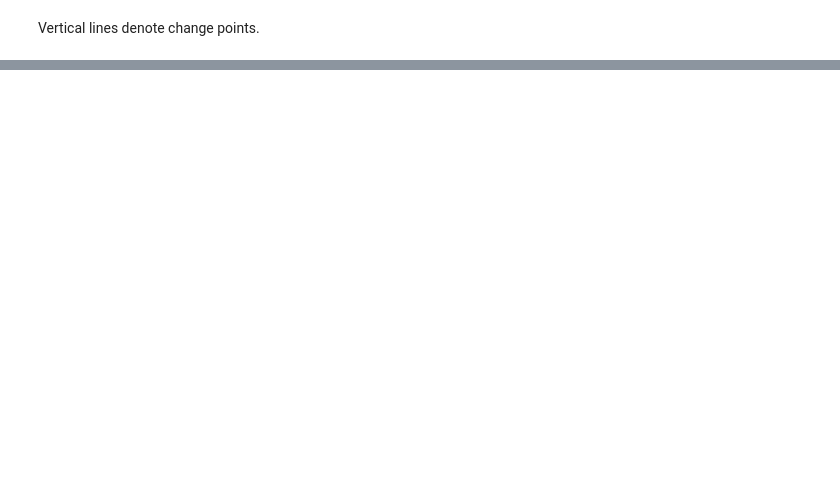
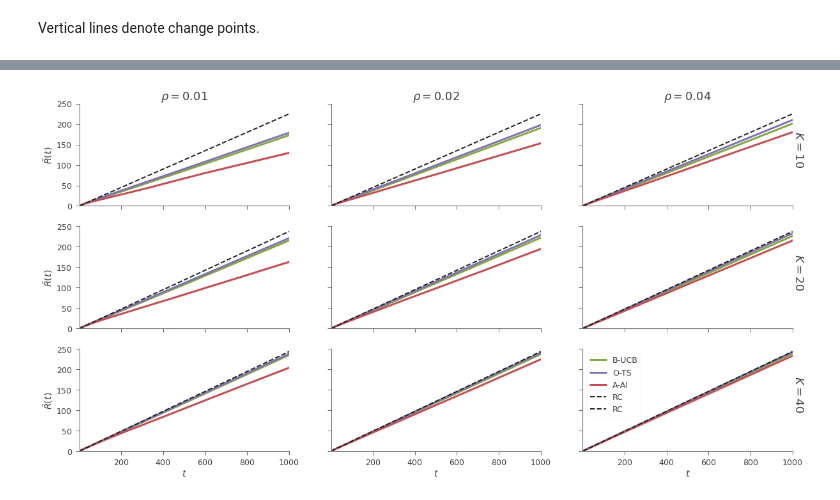
Before and after one commit to dimarkov/aibandits, a Jupyter notebook: switching_bandits_comparison_1.ipynb, the cells around one changed output, grey strips where cells are left out. Cells and saved outputs as stored; diff of their text form; code cells hidden in the pictures; blank space fills up the shorter version.

```diff
--- a/switching_bandits_comparison_1.ipynb
+++ b/switching_bandits_comparison_1.ipynb
@@ -182,12 +182,12 @@ class Simulator(object):
             rng_key, _rng_key = random.split(rng_key)
             outcomes, states = self.process(_rng_key, t, choices, states, **self.params)
 
-            posterior = self.learning(outcomes, choices, prior, **self.params)
+            prediction = self.learning(outcomes, choices, prior, **self.params)
 
-            return (rng_key, states, posterior), {'outcomes': outcomes,
+            return (rng_key, states, prediction), {'outcomes': outcomes,
                                                   'states': states,
                                                   'choices': choices,
-                                                  'beliefs': posterior}
+                                                  'beliefs': prior}
 
         rng_key = random.PRNGKey(seed)
         states = jnp.zeros(1, dtype=jnp.int32)
@@ -200,7 +200,8 @@ class Simulator(object):
 
         return sequence
 
-def calc_probs(choices, true_probs, N):
+def get_hidden_choice_probs(choices, true_probs, N):
+    # Returns the true reward probability of a given choice
     probs = jnp.stack([lax.index_take(true_probs, [jnp.arange(T), choices[:, n]], (0, 1)) for n in range(N)], 0)
     return probs
 # %%
@@ -395,0 +609,35 @@ def parametric_app(rng_key, beliefs, lam=1., gamma=15., **kwargs):
+# %%
+from scipy.stats import t
+eps = .25
+trials = jnp.arange(1, T+1)
+fig, axes = plt.subplots(3, 3, figsize=(20, 10), sharex=True, sharey=True)
+labels_parametric = ['B-UCB', 'O-TS', 'A-AI']
+
+t_bounds = t.interval(0.95, N - 1)
+
+for i, K in enumerate(sequences.keys()):
+    for j, R in enumerate(sequences[K].keys()):
+#         axes[i, j].hlines(eps * (K - 1)/K, trials[0], trials[-1], color='k', linestyle='--', label='RC')
+        line_colors = ['g', 'm', 'r']
+        for l in range(3):
+            regret = sequences[K][R][l]['regret']
+            mean = jnp.mean(regret, -1)
+            std = jnp.std(regret, -1, ddof=1)
+            ci = [mean + critval * std/jnp.sqrt(N) for critval in t_bounds]
+            axes[i, j].fill_between(trials, ci[1], y2=ci[0], color=line_colors[l], alpha=.2)
+            axes[i, j].plot(trials, jnp.mean(regret, -1), line_colors[l], label=labels_parametric[l], lw=3)
+        axes[i, j].plot(trials, trials * eps * (K - 1)/K, trials[0], trials[-1], color='k', linestyle='--', label='RC')
+        if i == 2:
+            axes[i, j].set_xlabel(r'$t$')
+        if i == 0:
+            axes[i, j].set_title(r'$\rho={}$'.format(R/100.), fontsize=18)
+        axes[i, j].set_ylim([0, 250])
+    axes[i, -1].text(1., .4, r'$K={}$'.format(K), transform=axes[i, -1].transAxes, fontsize=18, rotation=-90)
+    axes[i, 0].set_ylabel(r'$\bar{R}(t)$')
+
+axes[1, 1].set_xlim([1, 1000])
+
+plt.legend();
+fig.savefig('Fig3.pdf', transparent=True, bbox_inches='tight', dpi=300)
+# %% [output]
+[figure, added]
```
Also changed, not shown: parts of 30 cells of this notebook, 2 other files.
